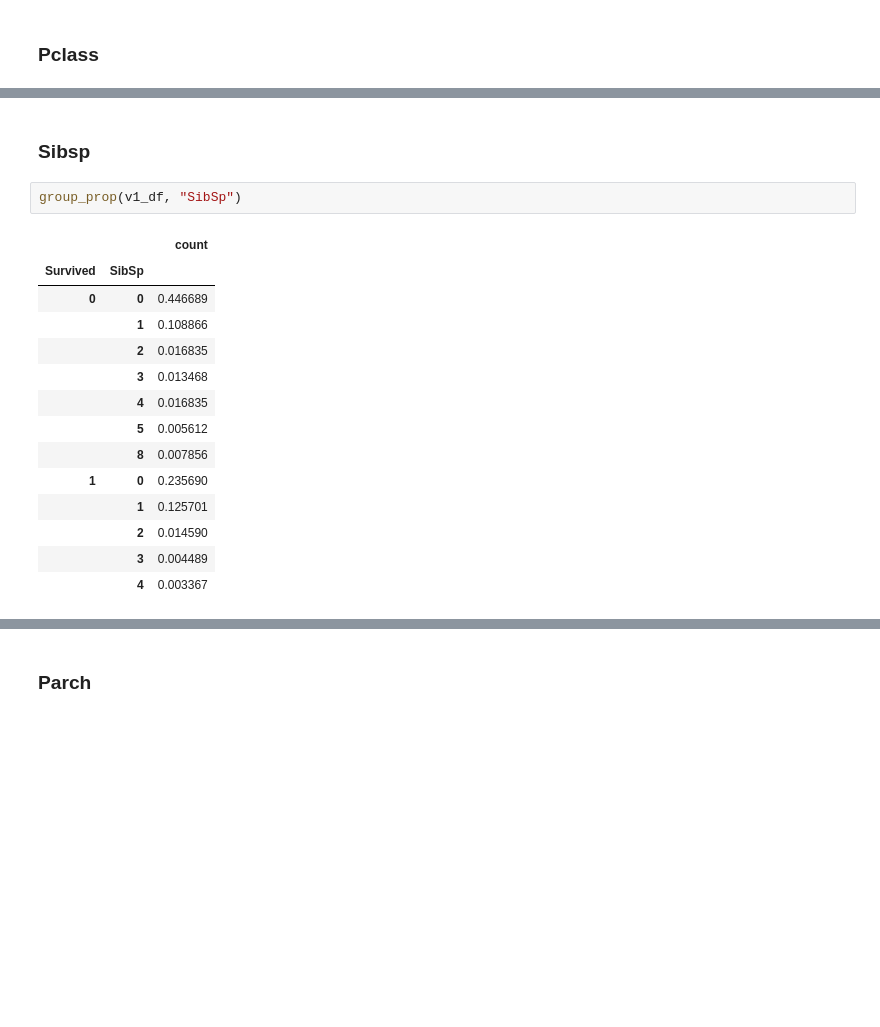
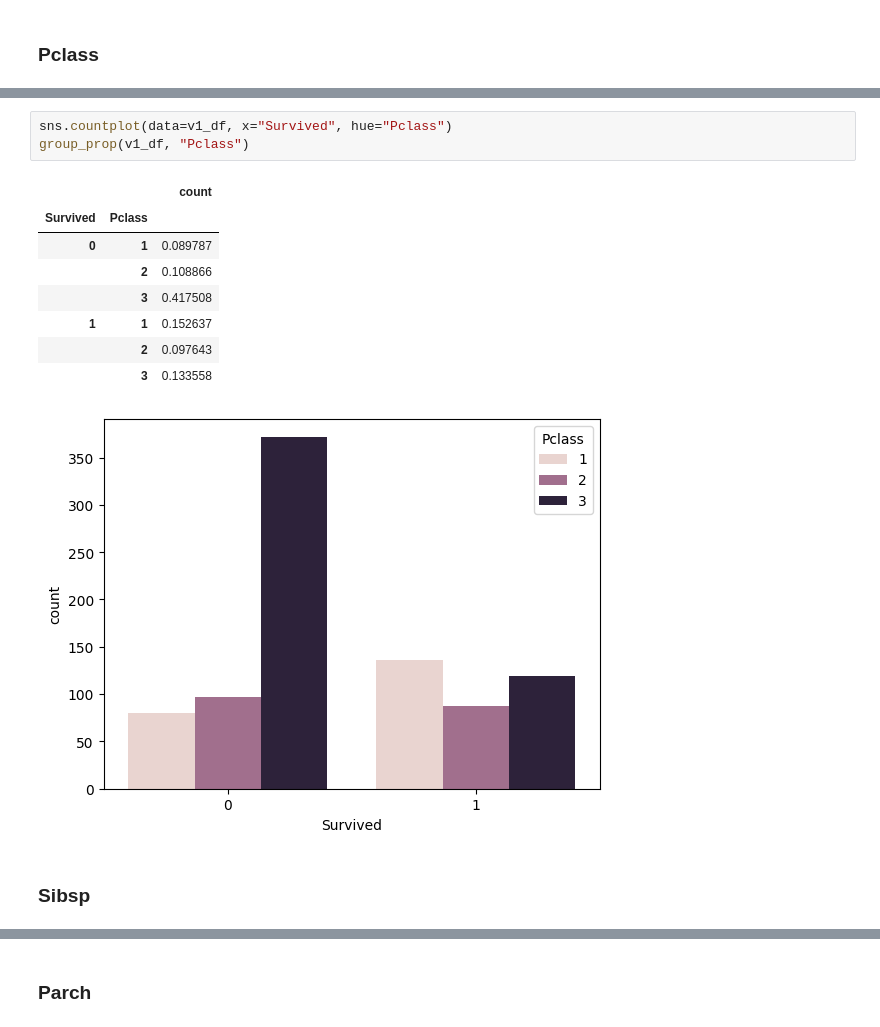
Before and after one commit to mushroom3969/Kaggle, a Jupyter notebook: Titanic.ipynb, the cells around one changed output, grey strips where cells are left out. Saved outputs shown, nothing was run; the diff lists cells and outputs as text; blank space fills up the shorter version.

```diff
--- a/Titanic.ipynb
+++ b/Titanic.ipynb
@@ -370,19 +363,15 @@ group_prop(v1_df, "Pclass")
+# %%
+sns.countplot(data=v1_df, x="Survived", hue="Pclass")
+group_prop(v1_df, "Pclass")
+# %% [output]
+|  |  | count |
+| Survived | Pclass |  |
+| 0 | 1 | 0.089787 |
+|  | 2 | 0.108866 |
+|  | 3 | 0.417508 |
+| 1 | 1 | 0.152637 |
+|  | 2 | 0.097643 |
+|  | 3 | 0.133558 |
+[figure, added]
 # %% [markdown]
 ### Sibsp
-# %%
-group_prop(v1_df, "SibSp")
-# %% [output]
-|  |  | count |
-| Survived | SibSp |  |
-| 0 | 0 | 0.446689 |
-|  | 1 | 0.108866 |
-|  | 2 | 0.016835 |
-|  | 3 | 0.013468 |
-|  | 4 | 0.016835 |
-|  | 5 | 0.005612 |
-|  | 8 | 0.007856 |
-| 1 | 0 | 0.235690 |
-|  | 1 | 0.125701 |
-|  | 2 | 0.014590 |
-|  | 3 | 0.004489 |
-|  | 4 | 0.003367 |
```
Also changed, not shown: parts of 6 cells of this notebook.
